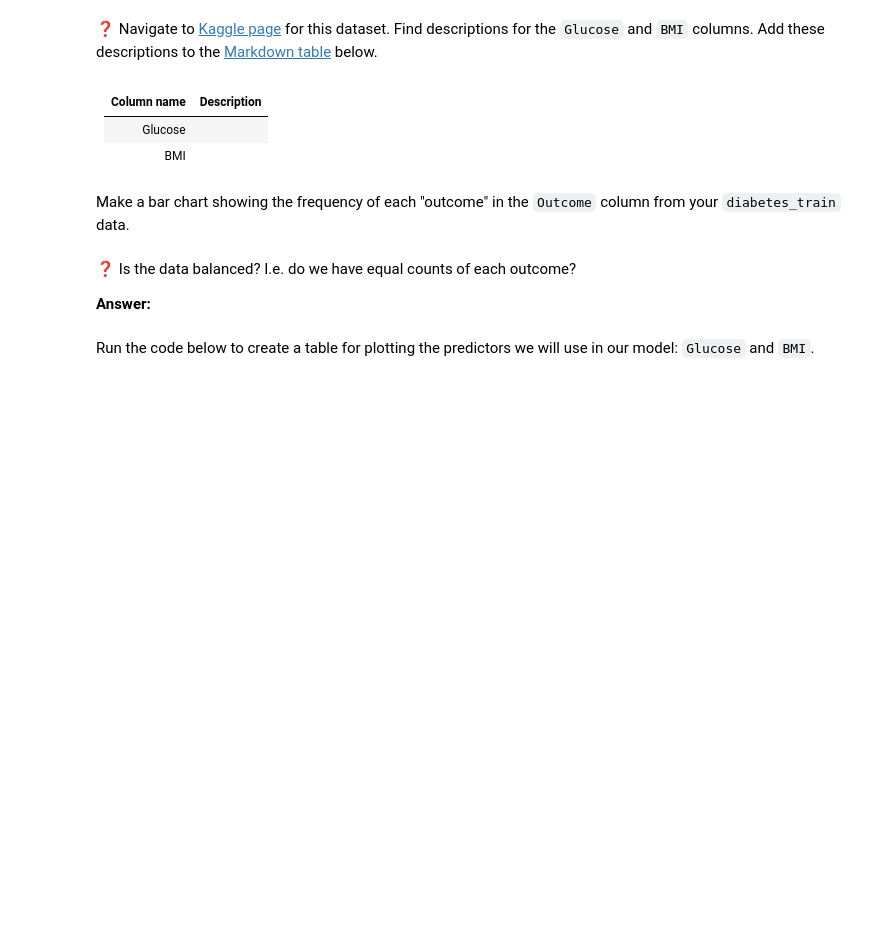
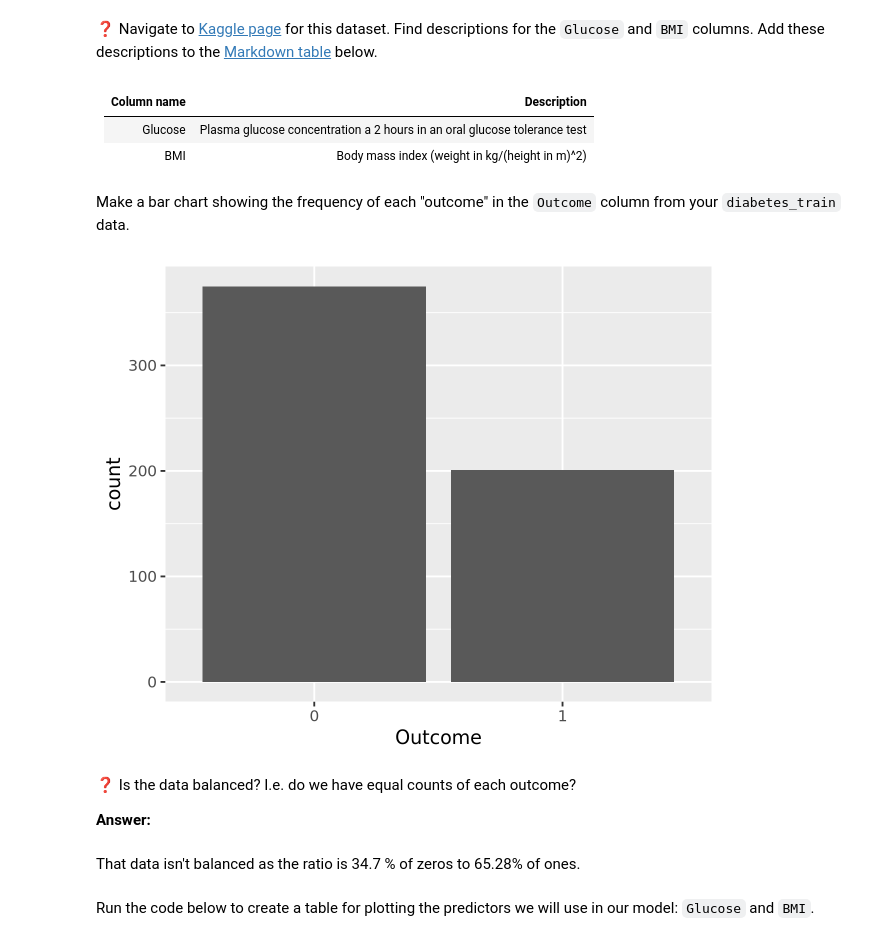
Before and after one commit to UNC-DATA-730/unit-5-assignment-dlee002, a Jupyter notebook: assignment5.ipynb, the cells around one changed output. Drawn from its saved outputs; the diff is of its cells as text; code cells hidden in the pictures; blank space fills up the shorter version.

```diff
--- a/assignment5.ipynb
+++ b/assignment5.ipynb
@@ -88,17 +88,24 @@ A tibble: 576 × 9
 After 10 minute of analysis on the diabetes_train table, i've concluded that this question isn't a trick question so I will choose the ironic outcome columne as the suitable variable for the linear regression model.
 # %% [markdown]
 ❓ Navigate to [Kaggle page]() for this dataset. Find descriptions for the `Glucose` and `BMI` columns. Add these descriptions to the [Markdown table](https://www.markdownguide.org/extended-syntax/#tables) below.
-# %% [markdown]
-| Column name | Description |
-| :---------- | :---------- |
-| Glucose     |             |
-| BMI         |             |
+# %% [markdown]
+| Column name | Description |
+| :---------- | :---------- |
+| Glucose     | Plasma glucose concentration a 2 hours in an oral glucose tolerance test            |
+| BMI         | Body mass index (weight in kg/(height in m)^2)            |
 # %% [markdown]
 Make a bar chart showing the frequency of each "outcome" in the `Outcome` column from your `diabetes_train` data.
+# %%
+ggplot(data = diabetes_train, aes(x = Outcome)) +
+  geom_bar()
+# %% [output]
+[figure, added]
 # %% [markdown]
 ❓ Is the data balanced? I.e. do we have equal counts of each outcome?
 
 **Answer:**
+# %% [markdown]
+That data isn't balanced as the ratio is 34.7 % of zeros to 65.28% of ones.
 # %% [markdown]
 Run the code below to create a table for plotting the predictors we will use in our model: `Glucose` and `BMI`.
 # %%
```
Also changed, not shown: parts of 7 cells of this notebook.
